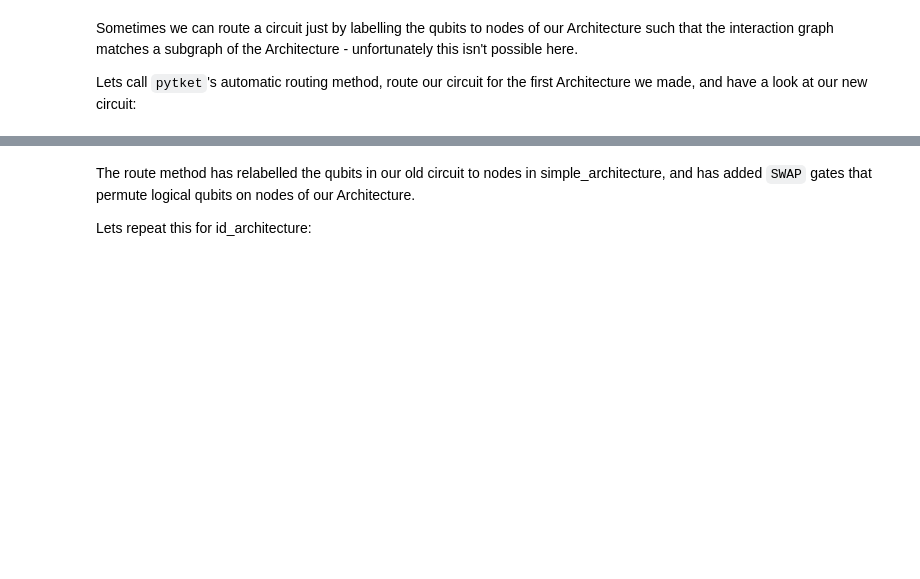
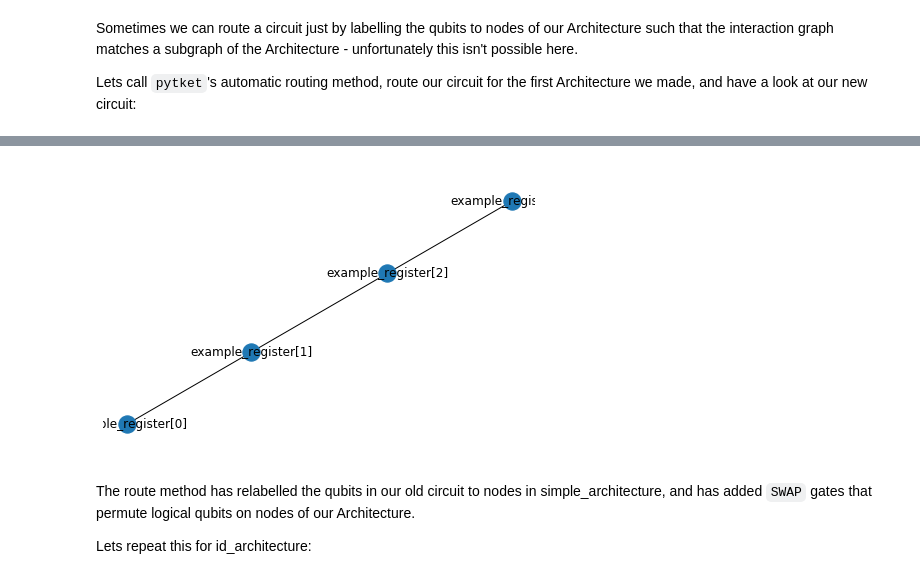
Before and after one commit to CQCL/pytket-docs, a Jupyter notebook: examples/routing_example.ipynb, the cells around one changed output, grey strips where cells are left out. Saved outputs shown, nothing was run; the diff lists cells and outputs as text; code cells hidden in the pictures; blank space fills up the shorter version.

````diff
--- a/examples/routing_example.ipynb
+++ b/examples/routing_example.ipynb
@@ -296,3 +289,7 @@ node_3: |0>────────────────────■──
+# %%
+draw_graph(id_architecture.coupling)
+# %% [output]
+[figure, added]
 # %% [markdown]
 The route method has relabelled the qubits in our old circuit to nodes in simple_architecture, and has added ```SWAP``` gates that permute logical qubits on nodes of our Architecture.
 
````
Also changed, not shown: parts of 29 cells of this notebook, 16 other files.
